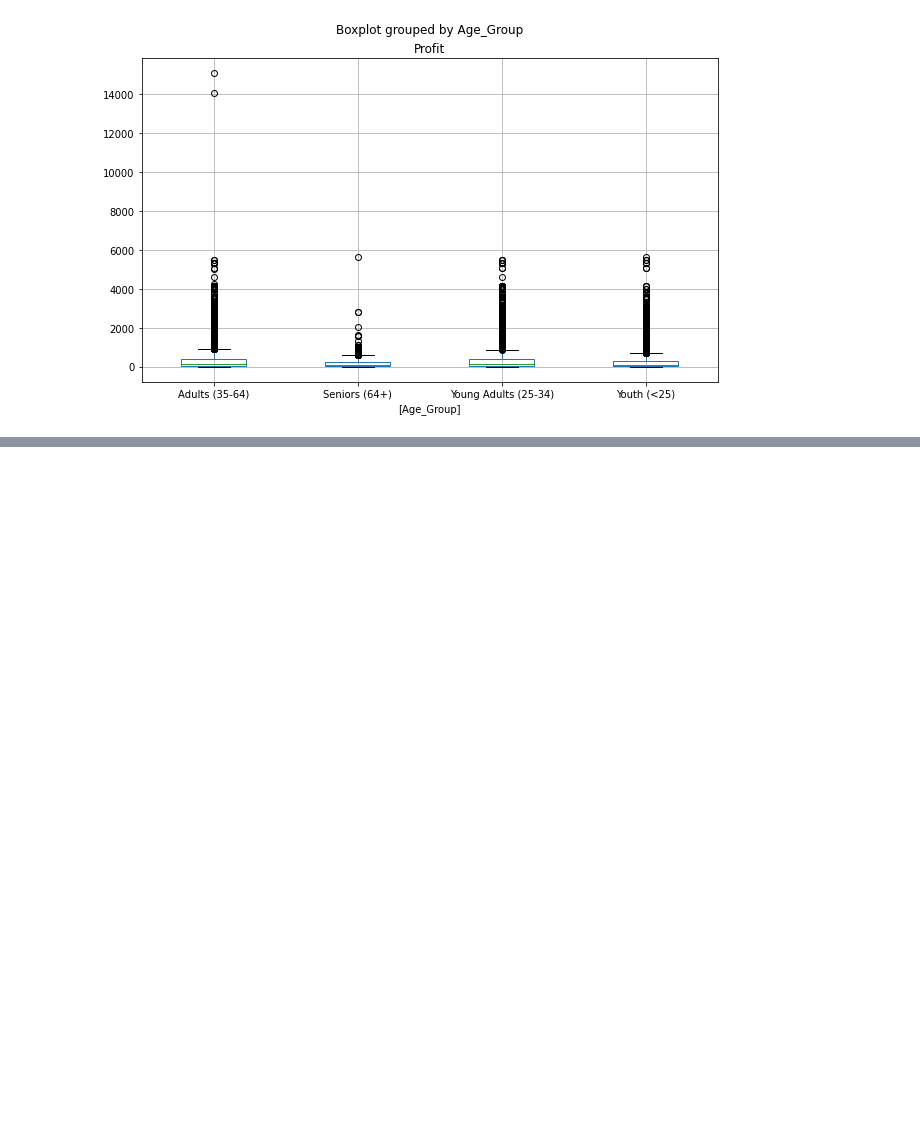
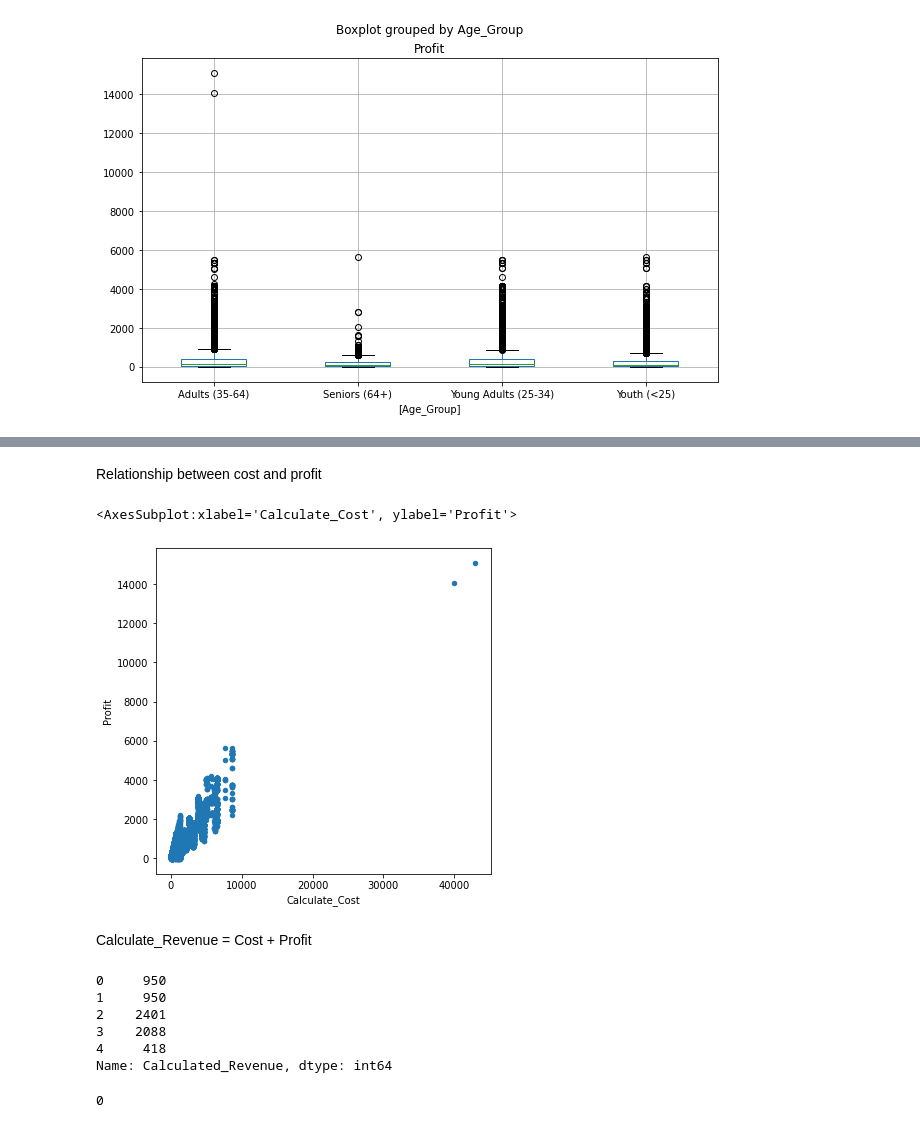
Before and after one commit to LesleyBonyo/Data-science, a Jupyter notebook: Jan_19_fcc.ipynb, the cells around one changed output, grey strips where cells are left out. Drawn from its saved outputs; the diff is of its cells as text; code cells hidden in the pictures; blank space fills up the shorter version.

```diff
--- a/Jan_19_fcc.ipynb
+++ b/Jan_19_fcc.ipynb
@@ -198,0 +249,23 @@ dtype: object
+# %% [markdown]
+Relationship between cost and profit
+# %%
+mySales.plot(kind = 'scatter', x = 'Calculate_Cost', y = 'Profit', figsize = (6,6))
+# %% [output]
+<AxesSubplot:xlabel='Calculate_Cost', ylabel='Profit'>
+[figure, added]
+# %% [markdown]
+Calculate_Revenue = Cost + Profit
+# %%
+mySales['Calculated_Revenue'] = mySales['Cost'] + mySales['Profit']
+mySales['Calculated_Revenue'].head()
+# %% [output]
+0     950
+1     950
+2    2401
+3    2088
+4     418
+Name: Calculated_Revenue, dtype: int64
+# %%
+(mySales['Calculated_Revenue'] != mySales['Revenue']).sum()
+# %% [output]
+0
```
Also changed, not shown: parts of 19 cells of this notebook.
